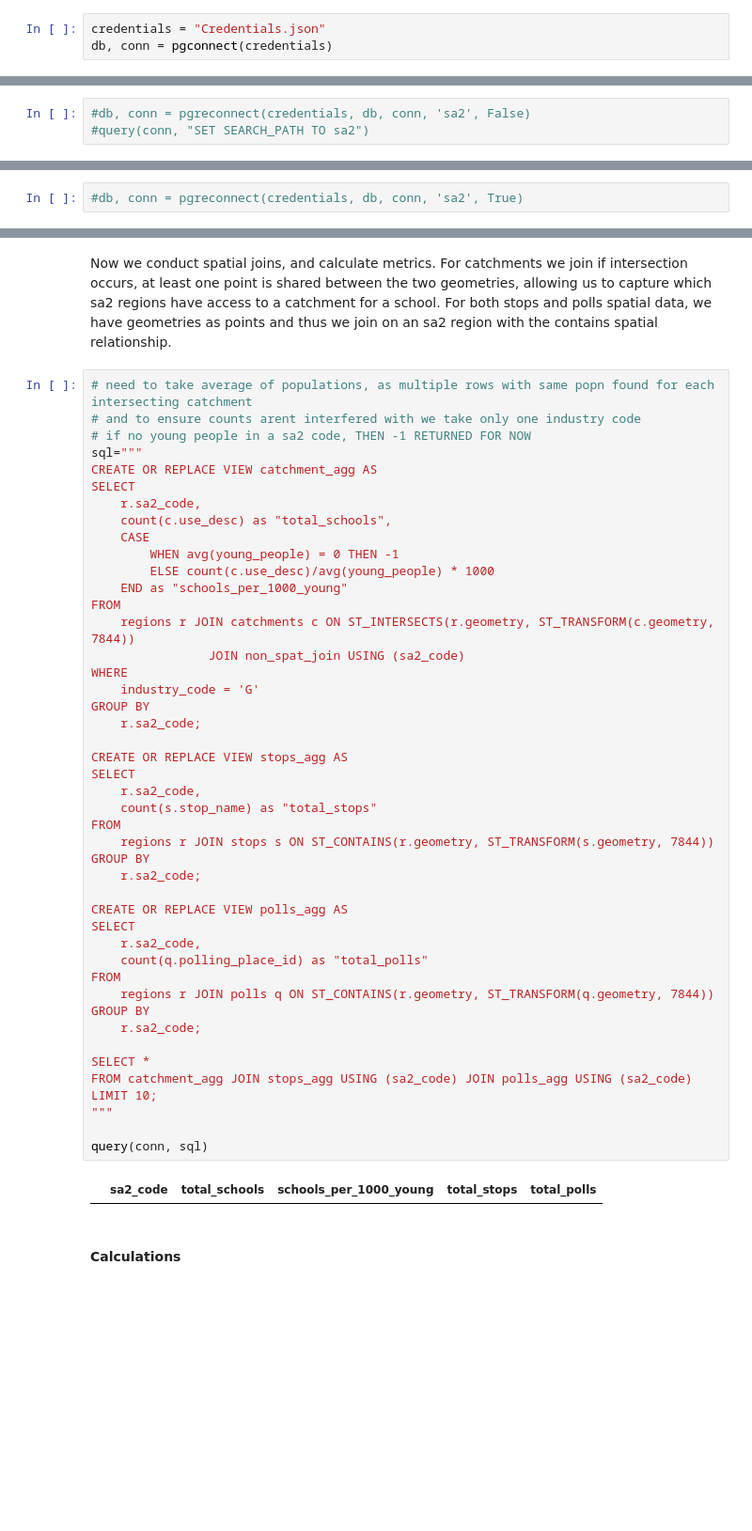
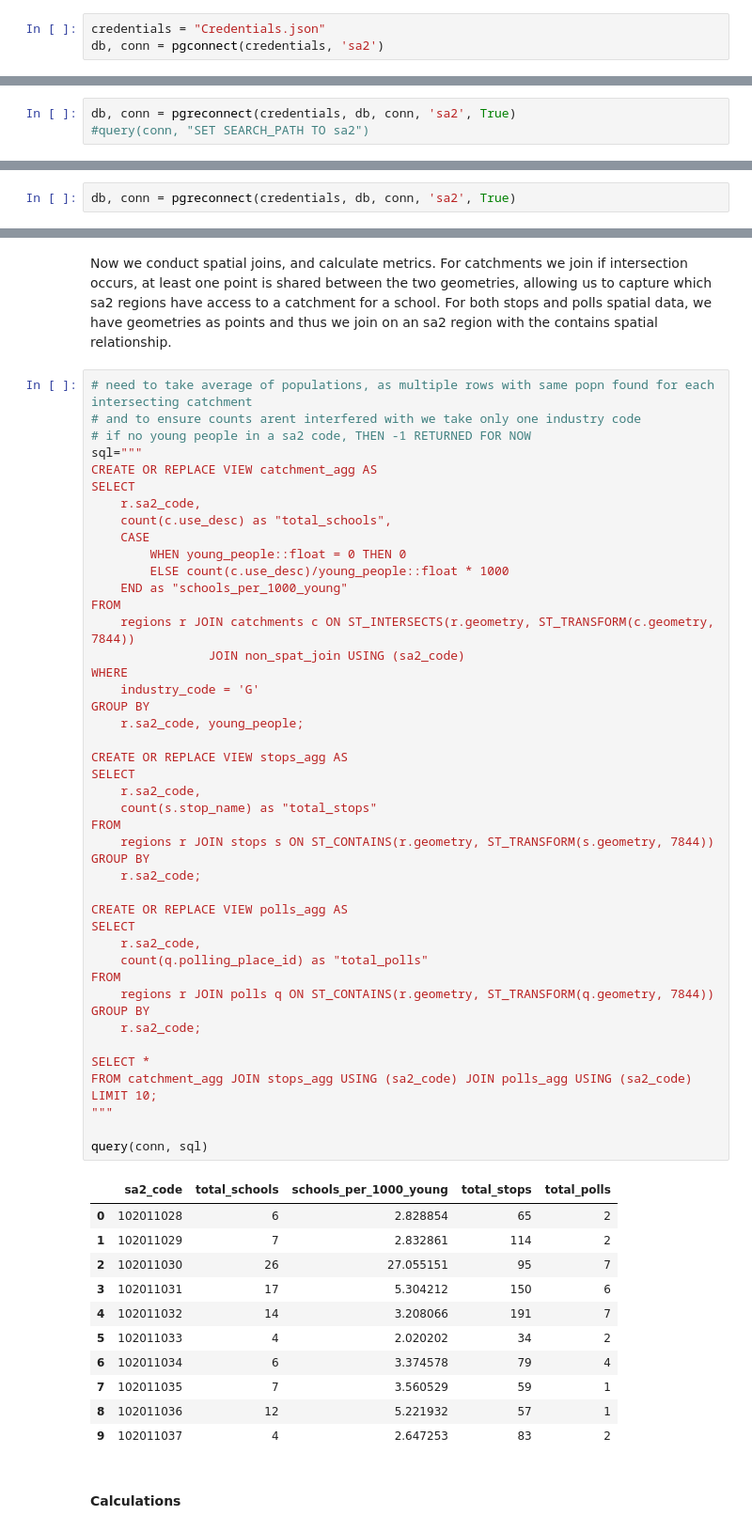
Before and after one commit to FixItChris/DATA2901, a Jupyter notebook: Report.ipynb, the cells around one changed output, grey strips where cells are left out. Shown at 94% size. Cells and saved outputs as stored; diff of their text form; blank space fills up the shorter version.

```diff
--- a/Report.ipynb
+++ b/Report.ipynb
@@ -102,6 +102,6 @@ def pgreconnect(credentials, old_db, old_conn, db_schema="public", commit=False)
         return None, None
 # %%
 credentials = "Credentials.json"
-db, conn = pgconnect(credentials)
+db, conn = pgconnect(credentials, 'sa2')
 # %% [output]
 Connected successfully.
@@ -134,5 +135,5 @@ query(conn, "SELECT PostGIS_version()")
 |  | postgis_version |
 | 0 | 3.3 USE_GEOS=1 USE_PROJ=1 USE_STA... |
 # %%
-#db, conn = pgreconnect(credentials, db, conn, 'sa2', False)
+db, conn = pgreconnect(credentials, db, conn, 'sa2', True)
 #query(conn, "SET SEARCH_PATH TO sa2")
@@ -698,4 +704,4 @@ query(conn, "SELECT * FROM population LIMIT 5;")
 | 3 | 102011031 | 3205 | 14803 |
 | 4 | 102011032 | 4364 | 21346 |
 # %%
-#db, conn = pgreconnect(credentials, db, conn, 'sa2', True)
+db, conn = pgreconnect(credentials, db, conn, 'sa2', True)
@@ -795,8 +846,8 @@ SELECT
     r.sa2_code,
     count(c.use_desc) as "total_schools",
     CASE
-        WHEN avg(young_people) = 0 THEN -1
-        ELSE count(c.use_desc)/avg(young_people) * 1000
+        WHEN young_people::float = 0 THEN 0
+        ELSE count(c.use_desc)/young_people::float * 1000
     END as "schools_per_1000_young"
 FROM
     regions r JOIN catchments c ON ST_INTERSECTS(r.geometry, ST_TRANSFORM(c.geometry, 7844))
@@ -804,34 +855,44 @@ FROM
 WHERE
     industry_code = 'G'
 GROUP BY
-    r.sa2_code;
+    r.sa2_code, young_people;
 
 CREATE OR REPLACE VIEW stops_agg AS
 SELECT
     r.sa2_code,
     count(s.stop_name) as "total_stops"
 FROM
     regions r JOIN stops s ON ST_CONTAINS(r.geometry, ST_TRANSFORM(s.geometry, 7844))
 GROUP BY
     r.sa2_code;
 
 CREATE OR REPLACE VIEW polls_agg AS
 SELECT
     r.sa2_code,
     count(q.polling_place_id) as "total_polls"
 FROM
     regions r JOIN polls q ON ST_CONTAINS(r.geometry, ST_TRANSFORM(q.geometry, 7844))
 GROUP BY
     r.sa2_code;
 
 SELECT *
 FROM catchment_agg JOIN stops_agg USING (sa2_code) JOIN polls_agg USING (sa2_code)
 LIMIT 10;
 """
 
 query(conn, sql)
 # %% [output]
 |  | sa2_code | total_schools | schools_per_1000_young | total_stops | total_polls |
+| 0 | 102011028 | 6 | 2.828854 | 65 | 2 |
+| 1 | 102011029 | 7 | 2.832861 | 114 | 2 |
+| 2 | 102011030 | 26 | 27.055151 | 95 | 7 |
+| 3 | 102011031 | 17 | 5.304212 | 150 | 6 |
+| 4 | 102011032 | 14 | 3.208066 | 191 | 7 |
+| 5 | 102011033 | 4 | 2.020202 | 34 | 2 |
+| 6 | 102011034 | 6 | 3.374578 | 79 | 4 |
+| 7 | 102011035 | 7 | 3.560529 | 59 | 1 |
+| 8 | 102011036 | 12 | 5.221932 | 57 | 1 |
+| 9 | 102011037 | 4 | 2.647253 | 83 | 2 |
 # %% [markdown]
 #### Calculations
 # %% [markdown]
```
Also changed, not shown: parts of 10 cells of this notebook.
